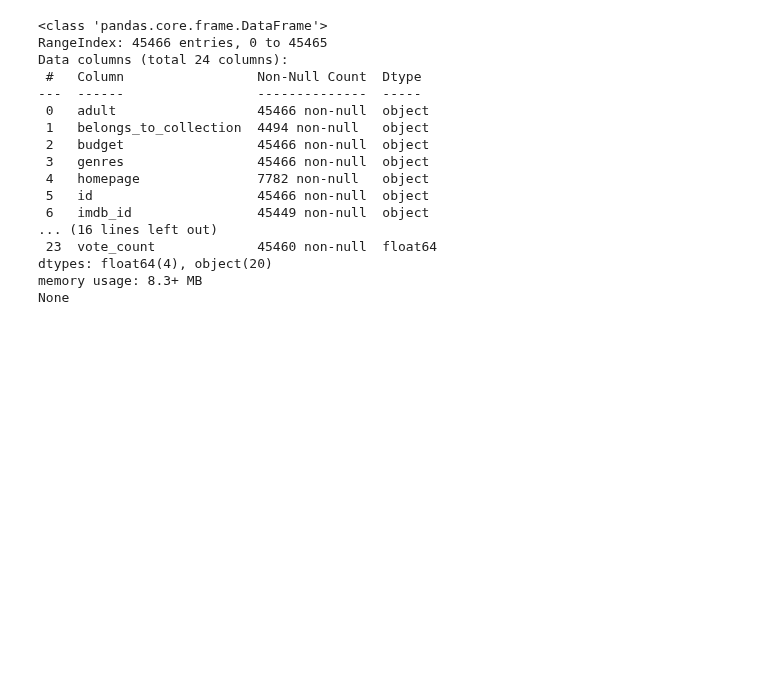
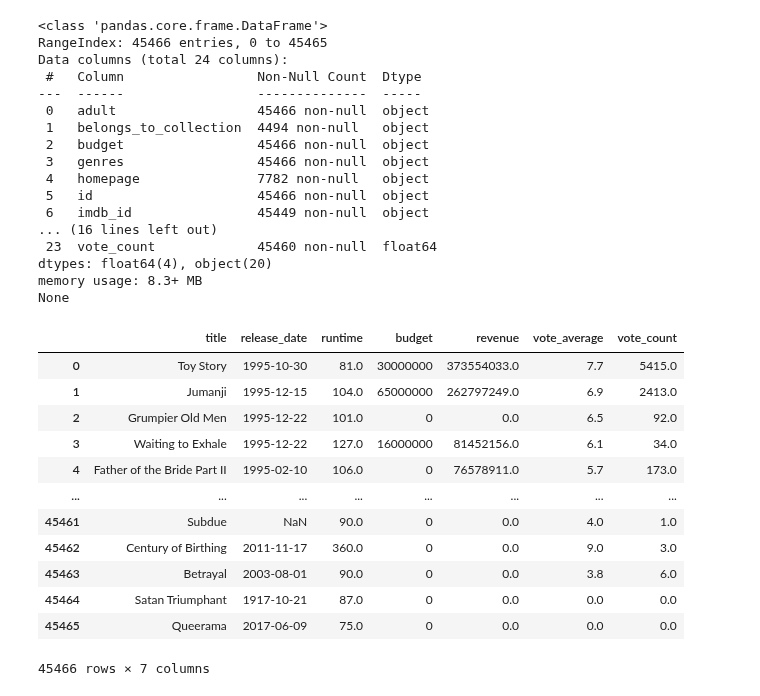
Before and after one commit to Klus3kk/datascience, a Jupyter notebook: Movie-Ratings/main.ipynb, the cells around one changed output. Saved outputs shown, nothing was run; the diff lists cells and outputs as text; code cells hidden in the pictures; blank space fills up the shorter version.

```diff
--- a/Movie-Ratings/main.ipynb
+++ b/Movie-Ratings/main.ipynb
@@ -52,3 +52,20 @@ Data columns (total 24 columns):
 dtypes: float64(4), object(20)
 memory usage: 8.3+ MB
 None
+# %%
+movies = data[["title", "release_date", "runtime", "budget", "revenue", "vote_average", "vote_count"]]
+movies
+# %% [output]
+|  | title | release_date | runtime | budget | revenue | vote_average | vote_count |
+| 0 | Toy Story | 1995-10-30 | 81.0 | 30000000 | 373554033.0 | 7.7 | 5415.0 |
+| 1 | Jumanji | 1995-12-15 | 104.0 | 65000000 | 262797249.0 | 6.9 | 2413.0 |
+| 2 | Grumpier Old Men | 1995-12-22 | 101.0 | 0 | 0.0 | 6.5 | 92.0 |
+| 3 | Waiting to Exhale | 1995-12-22 | 127.0 | 16000000 | 81452156.0 | 6.1 | 34.0 |
+| 4 | Father of the Bride Part II | 1995-02-10 | 106.0 | 0 | 76578911.0 | 5.7 | 173.0 |
+| ... | ... | ... | ... | ... | ... | ... | ... |
+| 45461 | Subdue | NaN | 90.0 | 0 | 0.0 | 4.0 | 1.0 |
+| 45462 | Century of Birthing | 2011-11-17 | 360.0 | 0 | 0.0 | 9.0 | 3.0 |
+| 45463 | Betrayal | 2003-08-01 | 90.0 | 0 | 0.0 | 3.8 | 6.0 |
+| 45464 | Satan Triumphant | 1917-10-21 | 87.0 | 0 | 0.0 | 0.0 | 0.0 |
+| 45465 | Queerama | 2017-06-09 | 75.0 | 0 | 0.0 | 0.0 | 0.0 |
+45466 rows × 7 columns
```
Also changed, not shown: parts of 2 cells of this notebook.
